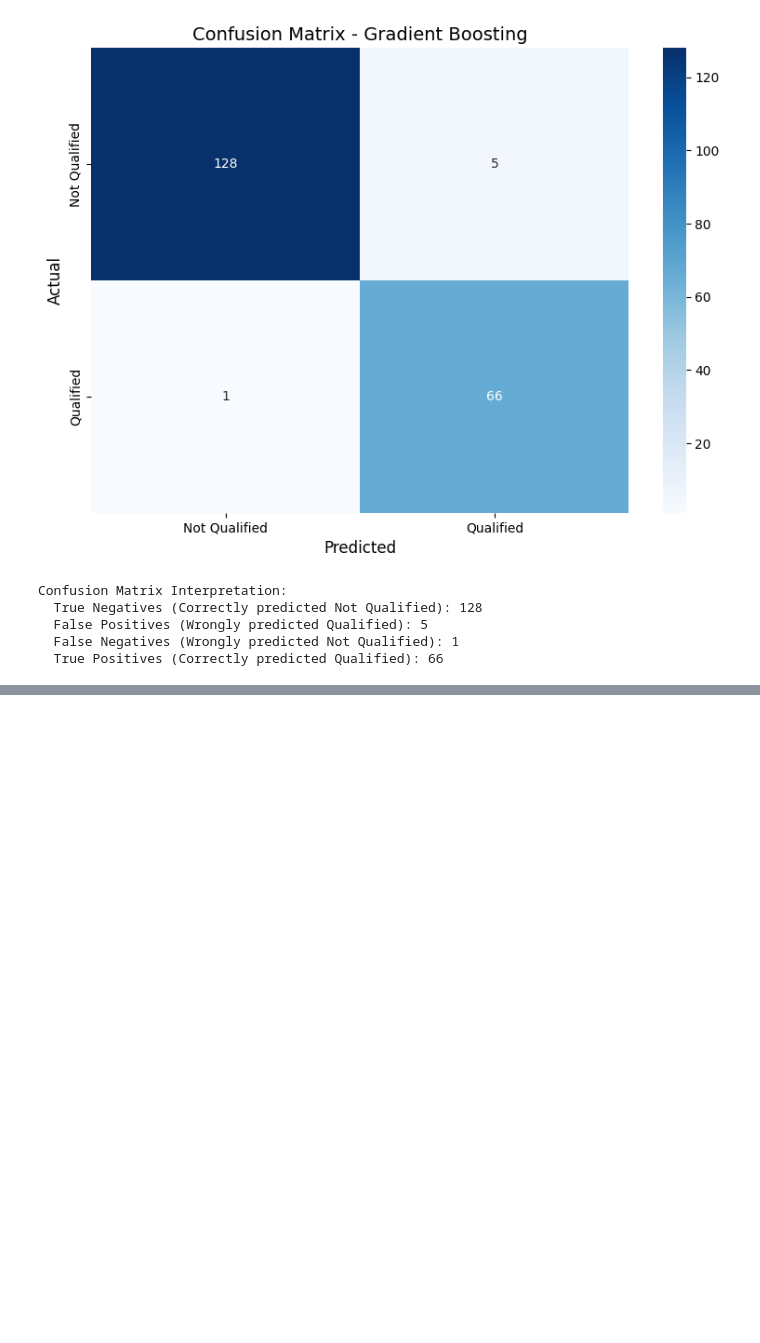
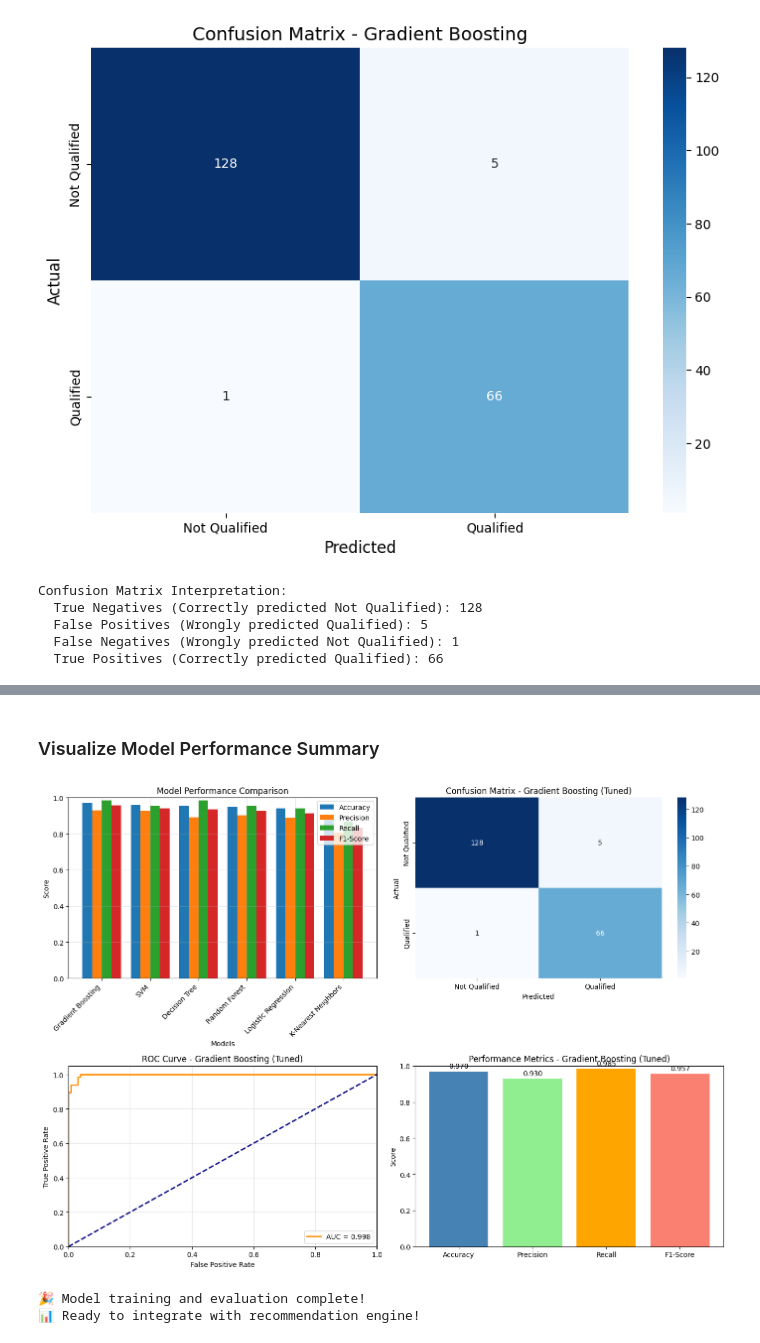
Before and after one commit to patel437/AI-Personalized-Learning-UPSC, a Jupyter notebook: ml_models/notebooks/03_Model_Training.ipynb, the cells around one changed output, grey strips where cells are left out. Cells and saved outputs as stored; diff of their text form; code cells hidden in the pictures; blank space fills up the shorter version.

```diff
--- a/ml_models/notebooks/03_Model_Training.ipynb
+++ b/ml_models/notebooks/03_Model_Training.ipynb
@@ -282,0 +622,70 @@ Confusion Matrix Interpretation:
+# %% [markdown]
+### Visualize Model Performance Summary
+# %%
+# Create a comprehensive performance visualization
+fig, axes = plt.subplots(2, 2, figsize=(14, 10))
+
+# 1. Model comparison bar chart
+ax1 = axes[0, 0]
+metrics_to_plot = ['Accuracy', 'Precision', 'Recall', 'F1-Score']
+x = np.arange(len(results_df))
+width = 0.2
+
+for i, metric in enumerate(metrics_to_plot):
+    ax1.bar(x + (i-1.5)*width, results_df[metric], width, label=metric)
+
+ax1.set_xlabel('Models')
+ax1.set_ylabel('Score')
+ax1.set_title('Model Performance Comparison')
+ax1.set_xticks(x)
+ax1.set_xticklabels(results_df['Model'], rotation=45, ha='right')
+ax1.legend()
+ax1.set_ylim(0, 1)
+ax1.grid(True, alpha=0.3)
+
+# 2. Best model confusion matrix
+ax2 = axes[0, 1]
+sns.heatmap(cm, annot=True, fmt='d', cmap='Blues', ax=ax2,
+            xticklabels=['Not Qualified', 'Qualified'],
+            yticklabels=['Not Qualified', 'Qualified'])
+ax2.set_title(f'Confusion Matrix - {best_model_name}')
+ax2.set_xlabel('Predicted')
+ax2.set_ylabel('Actual')
+
+# 3. ROC Curve
+ax3 = axes[1, 0]
+ax3.plot(fpr, tpr, color='darkorange', lw=2, label=f'AUC = {auc_score:.3f}')
+ax3.plot([0, 1], [0, 1], color='navy', lw=2, linestyle='--')
+ax3.set_xlim([0.0, 1.0])
+ax3.set_ylim([0.0, 1.05])
+ax3.set_xlabel('False Positive Rate')
+ax3.set_ylabel('True Positive Rate')
+ax3.set_title(f'ROC Curve - {best_model_name}')
+ax3.legend(loc="lower right")
+ax3.grid(True, alpha=0.3)
+
+# 4. Performance metrics bar chart for best model
+ax4 = axes[1, 1]
+best_metrics = results_df.iloc[0][['Accuracy', 'Precision', 'Recall', 'F1-Score']]
+colors = ['steelblue', 'lightgreen', 'orange', 'salmon']
+bars = ax4.bar(best_metrics.index, best_metrics.values, color=colors)
+ax4.set_ylim(0, 1)
+ax4.set_ylabel('Score')
+ax4.set_title(f'Performance Metrics - {best_model_name}')
+ax4.set_ylim(0, 1)
+
+# Add value labels on bars
+for bar, value in zip(bars, best_metrics.values):
+    height = bar.get_height()
+    ax4.text(bar.get_x() + bar.get_width()/2., height + 0.01,
+             f'{value:.3f}', ha='center', va='bottom')
+
+plt.tight_layout()
+plt.show()
+
+print("\n🎉 Model training and evaluation complete!")
+print("📊 Ready to integrate with recommendation engine!")
+# %% [output]
+[figure, added]
+🎉 Model training and evaluation complete!
+📊 Ready to integrate with recommendation engine!
```
Also changed, not shown: parts of 16 cells of this notebook, 3 other files.
